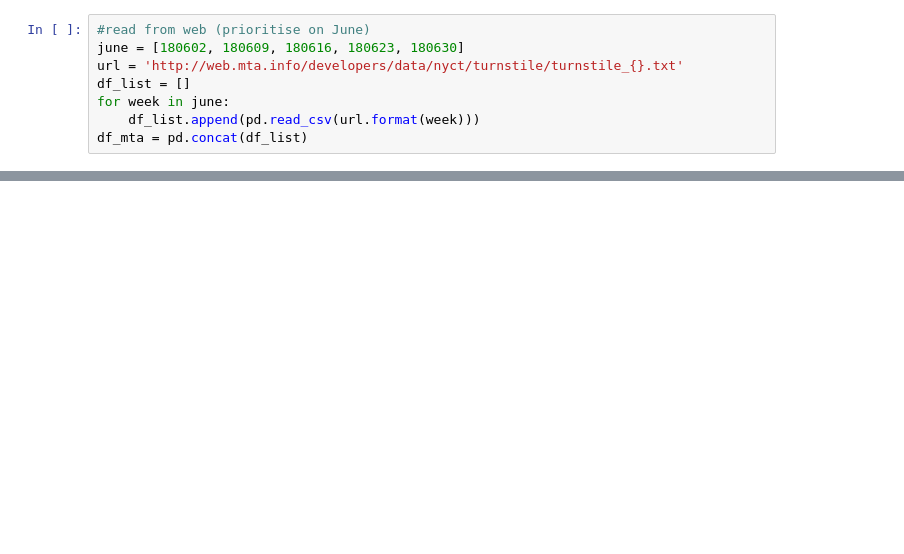
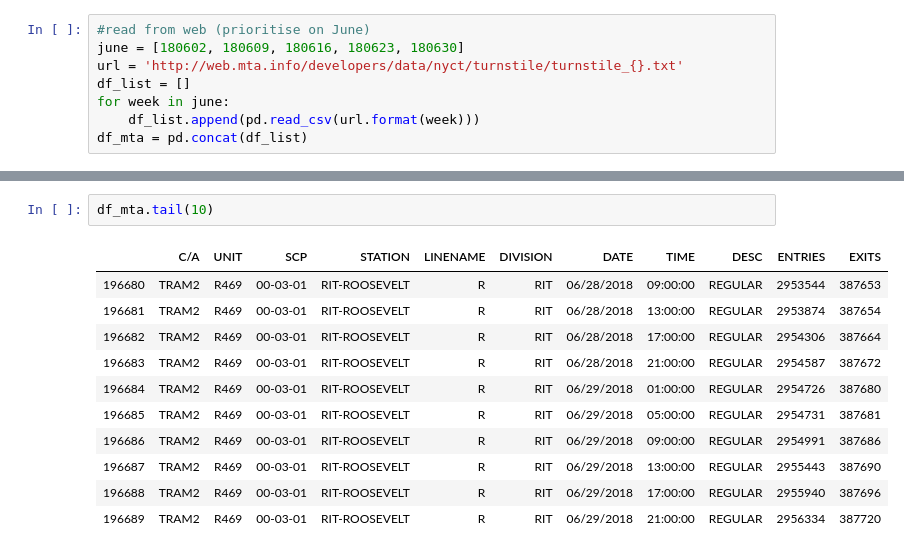
Before and after one commit to Suryantoyoga/NewYorkMTA, a Jupyter notebook: NewYorkMTAEDA.ipynb, the cells around one changed output, grey strips where cells are left out. Drawn from its saved outputs; the diff is of its cells as text; blank space fills up the shorter version.

```diff
--- a/NewYorkMTAEDA.ipynb
+++ b/NewYorkMTAEDA.ipynb
@@ -48,0 +50,14 @@ array(['05/26/2018', '05/27/2018', '05/28/2018', '05/29/2018',
+# %%
+df_mta.tail(10)
+# %% [output]
+|  | C/A | UNIT | SCP | STATION | LINENAME | DIVISION | DATE | TIME | DESC | ENTRIES | EXITS |
+| 196680 | TRAM2 | R469 | 00-03-01 | RIT-ROOSEVELT | R | RIT | 06/28/2018 | 09:00:00 | REGULAR | 2953544 | 387653 |
+| 196681 | TRAM2 | R469 | 00-03-01 | RIT-ROOSEVELT | R | RIT | 06/28/2018 | 13:00:00 | REGULAR | 2953874 | 387654 |
+| 196682 | TRAM2 | R469 | 00-03-01 | RIT-ROOSEVELT | R | RIT | 06/28/2018 | 17:00:00 | REGULAR | 2954306 | 387664 |
+| 196683 | TRAM2 | R469 | 00-03-01 | RIT-ROOSEVELT | R | RIT | 06/28/2018 | 21:00:00 | REGULAR | 2954587 | 387672 |
+| 196684 | TRAM2 | R469 | 00-03-01 | RIT-ROOSEVELT | R | RIT | 06/29/2018 | 01:00:00 | REGULAR | 2954726 | 387680 |
+| 196685 | TRAM2 | R469 | 00-03-01 | RIT-ROOSEVELT | R | RIT | 06/29/2018 | 05:00:00 | REGULAR | 2954731 | 387681 |
+| 196686 | TRAM2 | R469 | 00-03-01 | RIT-ROOSEVELT | R | RIT | 06/29/2018 | 09:00:00 | REGULAR | 2954991 | 387686 |
+| 196687 | TRAM2 | R469 | 00-03-01 | RIT-ROOSEVELT | R | RIT | 06/29/2018 | 13:00:00 | REGULAR | 2955443 | 387690 |
+| 196688 | TRAM2 | R469 | 00-03-01 | RIT-ROOSEVELT | R | RIT | 06/29/2018 | 17:00:00 | REGULAR | 2955940 | 387696 |
+| 196689 | TRAM2 | R469 | 00-03-01 | RIT-ROOSEVELT | R | RIT | 06/29/2018 | 21:00:00 | REGULAR | 2956334 | 387720 |
```
Also changed, not shown: parts of 36 cells of this notebook.
